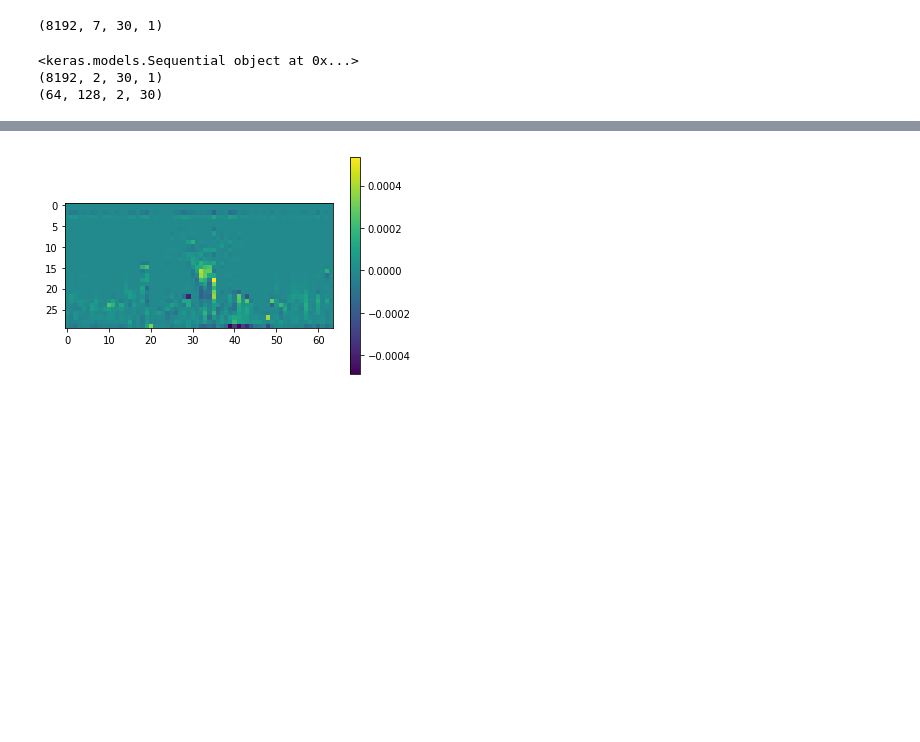
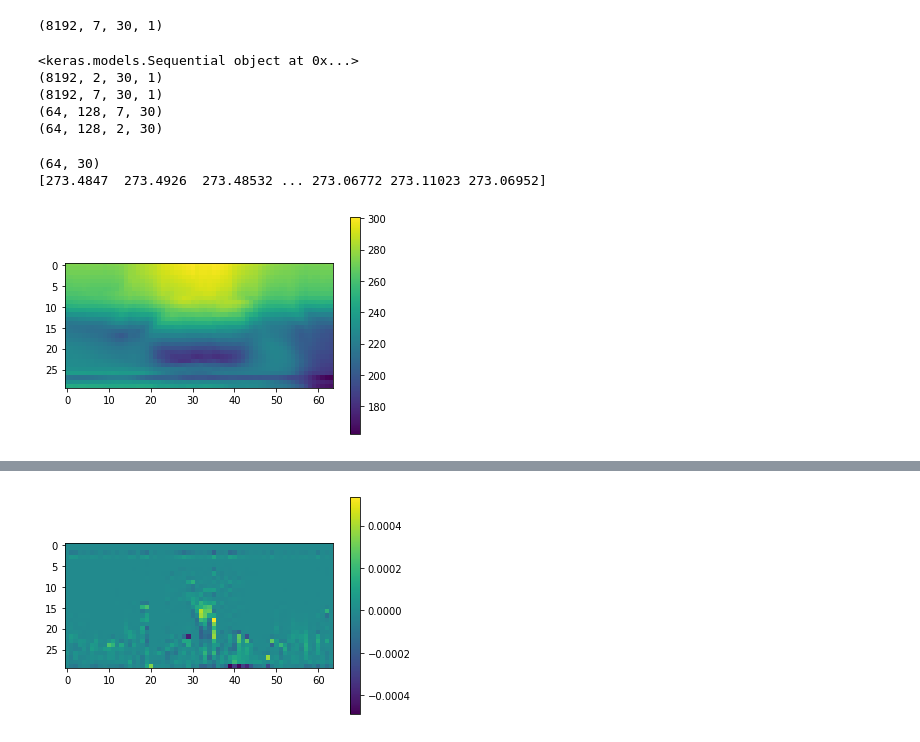
Before and after one commit to gentine/CBRAIN, a Jupyter notebook: load_keras_model.ipynb, the cells around one changed output, grey strips where cells are left out. Saved outputs shown, nothing was run; the diff lists cells and outputs as text; code cells hidden in the pictures; blank space fills up the shorter version.

```diff
--- a/load_keras_model.ipynb
+++ b/load_keras_model.ipynb
@@ -215,10 +228,25 @@ PS ------------> arr= (30, 64, 128)
 print(model)
 preds = model.predict(X)
 print(preds.shape)
+print(X.shape)
+Xplot = np.reshape(X, (shapes[2],shapes[3],-1,n_lev))# reshape
+print(Xplot.shape)
 preds = np.reshape(preds, (shapes[2],shapes[3],-1,n_lev))# reshape
 print(preds.shape)
 # %% [output]
 <keras.models.Sequential object at 0x...>
 (8192, 2, 30, 1)
+(8192, 7, 30, 1)
+(64, 128, 7, 30)
 (64, 128, 2, 30)
+# %%
+toshow = Xplot[:,0,0,-nlev:]
+print(toshow.shape)
+plt.imshow(np.transpose(toshow,(1,0))); # Vertical axis is flipped.
+plt.colorbar();
+print(X[:,0,0,0])
+# %% [output]
+(64, 30)
+[273.4847  273.4926  273.48532 ... 273.06772 273.11023 273.06952]
+[figure, added]
 # %%
```
Also changed, not shown: parts of 7 cells of this notebook, 3 other files.
